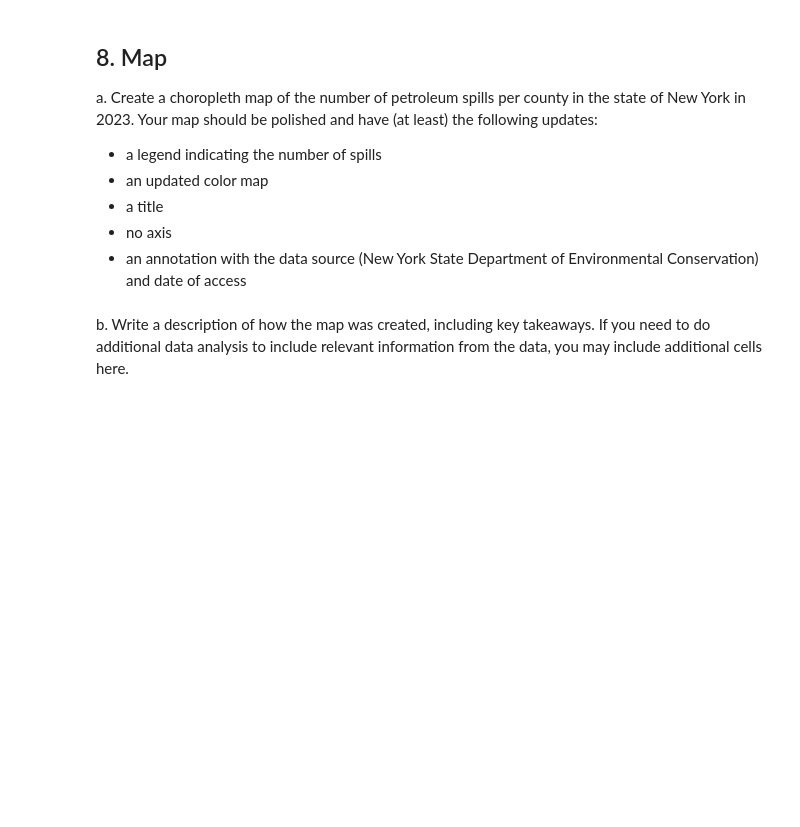
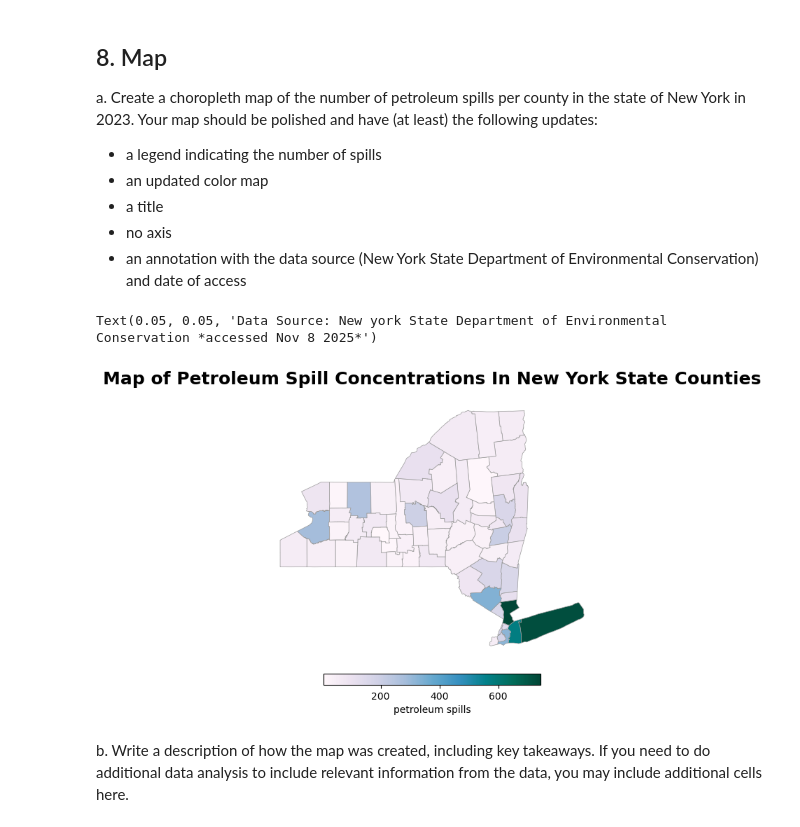
Before and after one commit to SRKads1998/eds220-hwk3, a Jupyter notebook: hwk3-task1-spills.ipynb, the cells around one changed output. Drawn from its saved outputs; the diff is of its cells as text; code cells hidden in the pictures; blank space fills up the shorter version.

```diff
--- a/hwk3-task1-spills.ipynb
+++ b/hwk3-task1-spills.ipynb
@@ -668,6 +668,40 @@ Your map should be polished and have (at least) the following updates:
 - a title
 - no axis
 - an annotation with the data source (New York State Department of Environmental Conservation) and date of access
+# %%
+# Create a map
+
+# create a figure and ax
+fig, ax = plt.subplots(figsize = (8, 6))
+
+# create the choropleth map
+ny_counties.plot(
+        ax = ax,
+        column = 'n_spills',
+        cmap = 'PuBuGn',
+        legend = True,
+        edgecolor = '0.6',
+        linewidth = 0.5,
+        legend_kwds = {
+            "shrink": 0.5,
+            "label": "petroleum spills",
+            "orientation": "horizontal",
+            "pad": 0.05
+        }
+)
+# add a title
+ax.set_title('Map of Petroleum Spill Concentrations In New York State Counties',
+            fontsize = 18, weight = 'bold', pad = 15)
+
+# remove axis
+ax.axis('off')
+
+# add annotation
+ax.annotate('Data Source: New york State Department of Environmental Conservation *accessed Nov 8 2025*',
+           xy = (0.05, 0.05),xycoords = fontsize = 4, color = 'black')
+# %% [output]
+Text(0.05, 0.05, 'Data Source: New york State Department of Environmental Conservation *accessed Nov 8 2025*')
+[figure, added]
 # %% [markdown]
 b. Write a description of how the map was created, including key takeaways. If you need to do additional data analysis to include relevant information from the data, you may include additional cells here.
 # %% [markdown]
```
